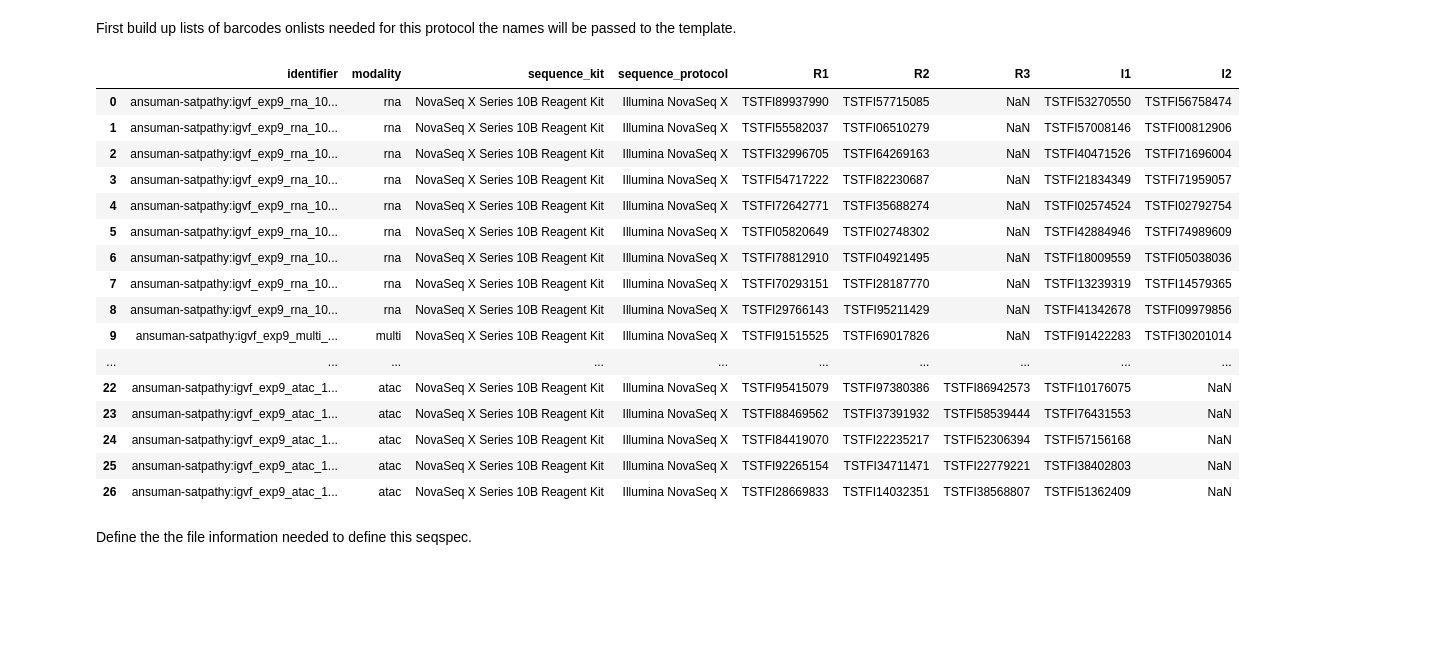
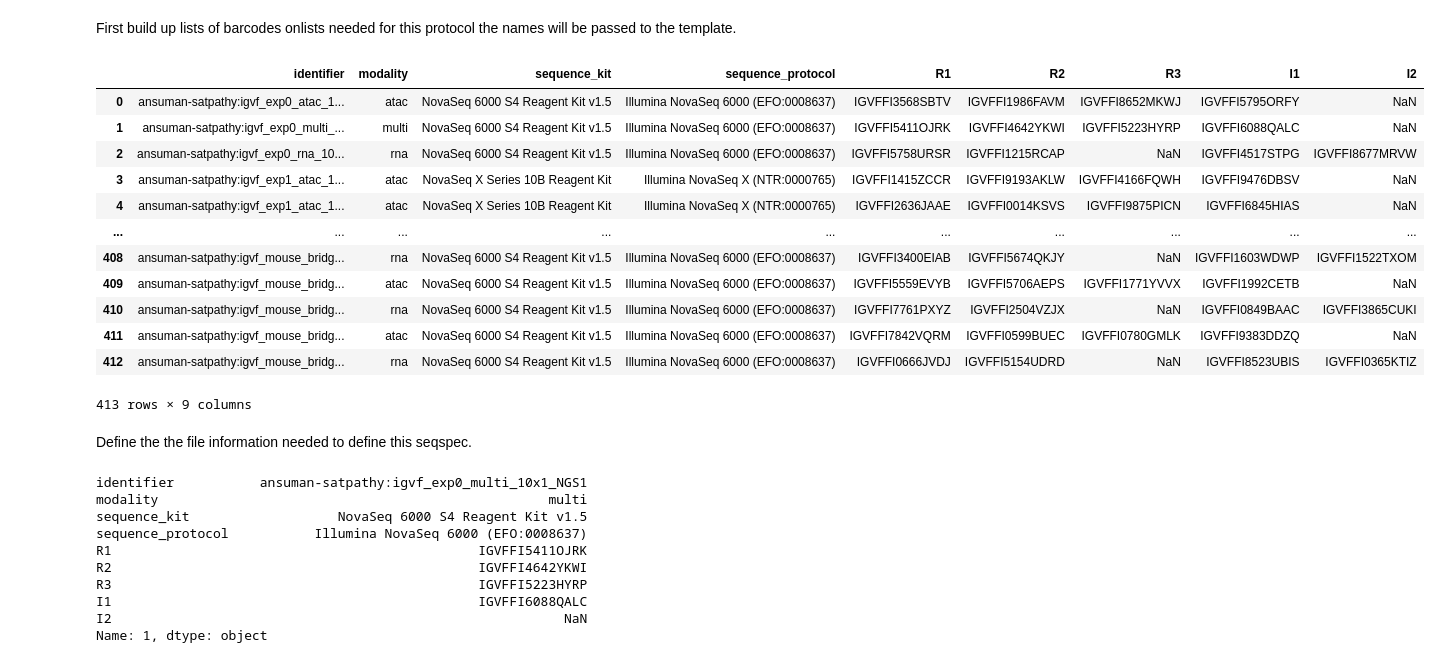
Before and after one commit to detrout/igvf-seq-spec-demo, a Jupyter notebook: mcginnis-multi-seq-spec.ipynb, the cells around one changed output. Saved outputs shown, nothing was run; the diff lists cells and outputs as text; code cells hidden in the pictures; blank space fills up the shorter version.

```diff
--- a/mcginnis-multi-seq-spec.ipynb
+++ b/mcginnis-multi-seq-spec.ipynb
@@ -183,26 +207,22 @@ def load_spec(filename):
 # %% [markdown]
 First build up lists of barcodes onlists needed for this protocol the names will be passed to the template.
 # %%
-metadata = pandas.read_csv("mcginnis-spec-igvfid.csv")
+metadata = pandas.read_csv("satpathy_seqspec_files.tsv", sep="\t")
 metadata
 # %% [output]
 |  | identifier | modality | sequence_kit | sequence_protocol | R1 | R2 | R3 | I1 | I2 |
-| 0 | ansuman-satpathy:igvf_exp9_rna_10... | rna | NovaSeq X Series 10B Reagent Kit | Illumina NovaSeq X | TSTFI89937990 | TSTFI57715085 | NaN | TSTFI53270550 | TSTFI56758474 |
-| 1 | ansuman-satpathy:igvf_exp9_rna_10... | rna | NovaSeq X Series 10B Reagent Kit | Illumina NovaSeq X | TSTFI55582037 | TSTFI06510279 | NaN | TSTFI57008146 | TSTFI00812906 |
-| 2 | ansuman-satpathy:igvf_exp9_rna_10... | rna | NovaSeq X Series 10B Reagent Kit | Illumina NovaSeq X | TSTFI32996705 | TSTFI64269163 | NaN | TSTFI40471526 | TSTFI71696004 |
-| 3 | ansuman-satpathy:igvf_exp9_rna_10... | rna | NovaSeq X Series 10B Reagent Kit | Illumina NovaSeq X | TSTFI54717222 | TSTFI82230687 | NaN | TSTFI21834349 | TSTFI71959057 |
-| 4 | ansuman-satpathy:igvf_exp9_rna_10... | rna | NovaSeq X Series 10B Reagent Kit | Illumina NovaSeq X | TSTFI72642771 | TSTFI35688274 | NaN | TSTFI02574524 | TSTFI02792754 |
-| 5 | ansuman-satpathy:igvf_exp9_rna_10... | rna | NovaSeq X Series 10B Reagent Kit | Illumina NovaSeq X | TSTFI05820649 | TSTFI02748302 | NaN | TSTFI42884946 | TSTFI74989609 |
-| 6 | ansuman-satpathy:igvf_exp9_rna_10... | rna | NovaSeq X Series 10B Reagent Kit | Illumina NovaSeq X | TSTFI78812910 | TSTFI04921495 | NaN | TSTFI18009559 | TSTFI05038036 |
-| 7 | ansuman-satpathy:igvf_exp9_rna_10... | rna | NovaSeq X Series 10B Reagent Kit | Illumina NovaSeq X | TSTFI70293151 | TSTFI28187770 | NaN | TSTFI13239319 | TSTFI14579365 |
-| 8 | ansuman-satpathy:igvf_exp9_rna_10... | rna | NovaSeq X Series 10B Reagent Kit | Illumina NovaSeq X | TSTFI29766143 | TSTFI95211429 | NaN | TSTFI41342678 | TSTFI09979856 |
-| 9 | ansuman-satpathy:igvf_exp9_multi_... | multi | NovaSeq X Series 10B Reagent Kit | Illumina NovaSeq X | TSTFI91515525 | TSTFI69017826 | NaN | TSTFI91422283 | TSTFI30201014 |
+| 0 | ansuman-satpathy:igvf_exp0_atac_1... | atac | NovaSeq 6000 S4 Reagent Kit v1.5 | Illumina NovaSeq 6000 (EFO:0008637) | IGVFFI3568SBTV | IGVFFI1986FAVM | IGVFFI8652MKWJ | IGVFFI5795ORFY | NaN |
+| 1 | ansuman-satpathy:igvf_exp0_multi_... | multi | NovaSeq 6000 S4 Reagent Kit v1.5 | Illumina NovaSeq 6000 (EFO:0008637) | IGVFFI5411OJRK | IGVFFI4642YKWI | IGVFFI5223HYRP | IGVFFI6088QALC | NaN |
+| 2 | ansuman-satpathy:igvf_exp0_rna_10... | rna | NovaSeq 6000 S4 Reagent Kit v1.5 | Illumina NovaSeq 6000 (EFO:0008637) | IGVFFI5758URSR | IGVFFI1215RCAP | NaN | IGVFFI4517STPG | IGVFFI8677MRVW |
+| 3 | ansuman-satpathy:igvf_exp1_atac_1... | atac | NovaSeq X Series 10B Reagent Kit | Illumina NovaSeq X (NTR:0000765) | IGVFFI1415ZCCR | IGVFFI9193AKLW | IGVFFI4166FQWH | IGVFFI9476DBSV | NaN |
+| 4 | ansuman-satpathy:igvf_exp1_atac_1... | atac | NovaSeq X Series 10B Reagent Kit | Illumina NovaSeq X (NTR:0000765) | IGVFFI2636JAAE | IGVFFI0014KSVS | IGVFFI9875PICN | IGVFFI6845HIAS | NaN |
 | ... | ... | ... | ... | ... | ... | ... | ... | ... | ... |
-| 22 | ansuman-satpathy:igvf_exp9_atac_1... | atac | NovaSeq X Series 10B Reagent Kit | Illumina NovaSeq X | TSTFI95415079 | TSTFI97380386 | TSTFI86942573 | TSTFI10176075 | NaN |
-| 23 | ansuman-satpathy:igvf_exp9_atac_1... | atac | NovaSeq X Series 10B Reagent Kit | Illumina NovaSeq X | TSTFI88469562 | TSTFI37391932 | TSTFI58539444 | TSTFI76431553 | NaN |
-| 24 | ansuman-satpathy:igvf_exp9_atac_1... | atac | NovaSeq X Series 10B Reagent Kit | Illumina NovaSeq X | TSTFI84419070 | TSTFI22235217 | TSTFI52306394 | TSTFI57156168 | NaN |
-| 25 | ansuman-satpathy:igvf_exp9_atac_1... | atac | NovaSeq X Series 10B Reagent Kit | Illumina NovaSeq X | TSTFI92265154 | TSTFI34711471 | TSTFI22779221 | TSTFI38402803 | NaN |
-| 26 | ansuman-satpathy:igvf_exp9_atac_1... | atac | NovaSeq X Series 10B Reagent Kit | Illumina NovaSeq X | TSTFI28669833 | TSTFI14032351 | TSTFI38568807 | TSTFI51362409 | NaN |
+| 408 | ansuman-satpathy:igvf_mouse_bridg... | rna | NovaSeq 6000 S4 Reagent Kit v1.5 | Illumina NovaSeq 6000 (EFO:0008637) | IGVFFI3400EIAB | IGVFFI5674QKJY | NaN | IGVFFI1603WDWP | IGVFFI1522TXOM |
+| 409 | ansuman-satpathy:igvf_mouse_bridg... | atac | NovaSeq 6000 S4 Reagent Kit v1.5 | Illumina NovaSeq 6000 (EFO:0008637) | IGVFFI5559EVYB | IGVFFI5706AEPS | IGVFFI1771YVVX | IGVFFI1992CETB | NaN |
+| 410 | ansuman-satpathy:igvf_mouse_bridg... | rna | NovaSeq 6000 S4 Reagent Kit v1.5 | Illumina NovaSeq 6000 (EFO:0008637) | IGVFFI7761PXYZ | IGVFFI2504VZJX | NaN | IGVFFI0849BAAC | IGVFFI3865CUKI |
+| 411 | ansuman-satpathy:igvf_mouse_bridg... | atac | NovaSeq 6000 S4 Reagent Kit v1.5 | Illumina NovaSeq 6000 (EFO:0008637) | IGVFFI7842VQRM | IGVFFI0599BUEC | IGVFFI0780GMLK | IGVFFI9383DDZQ | NaN |
+| 412 | ansuman-satpathy:igvf_mouse_bridg... | rna | NovaSeq 6000 S4 Reagent Kit v1.5 | Illumina NovaSeq 6000 (EFO:0008637) | IGVFFI0666JVDJ | IGVFFI5154UDRD | NaN | IGVFFI8523UBIS | IGVFFI0365KTIZ |
+413 rows × 9 columns
 # %%
 barcode_sets = {
     "rna": {
@@ -263,4 +312,17 @@ def create_seqspec(row, verbose=False):
     if verbose:
         print(example_spec.to_YAML())
     return example_spec
+# %%
+metadata[metadata["modality"] == "multi"].iloc[0]
+# %% [output]
+identifier           ansuman-satpathy:igvf_exp0_multi_10x1_NGS1
+modality                                                  multi
+sequence_kit                   NovaSeq 6000 S4 Reagent Kit v1.5
+sequence_protocol           Illumina NovaSeq 6000 (EFO:0008637)
+R1                                               IGVFFI5411OJRK
+R2                                               IGVFFI4642YKWI
+R3                                               IGVFFI5223HYRP
+I1                                               IGVFFI6088QALC
+I2                                                          NaN
+Name: 1, dtype: object
 # %%
```
Also changed, not shown: parts of 15 cells of this notebook, 3 other files.
